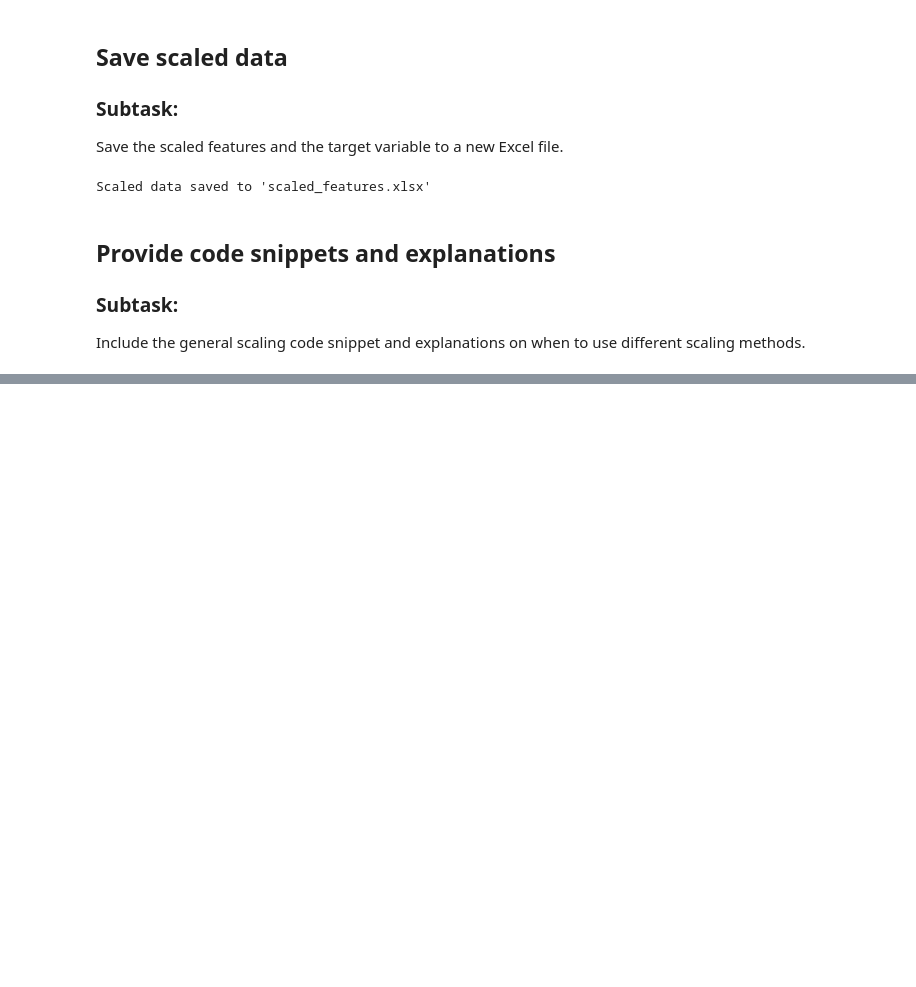
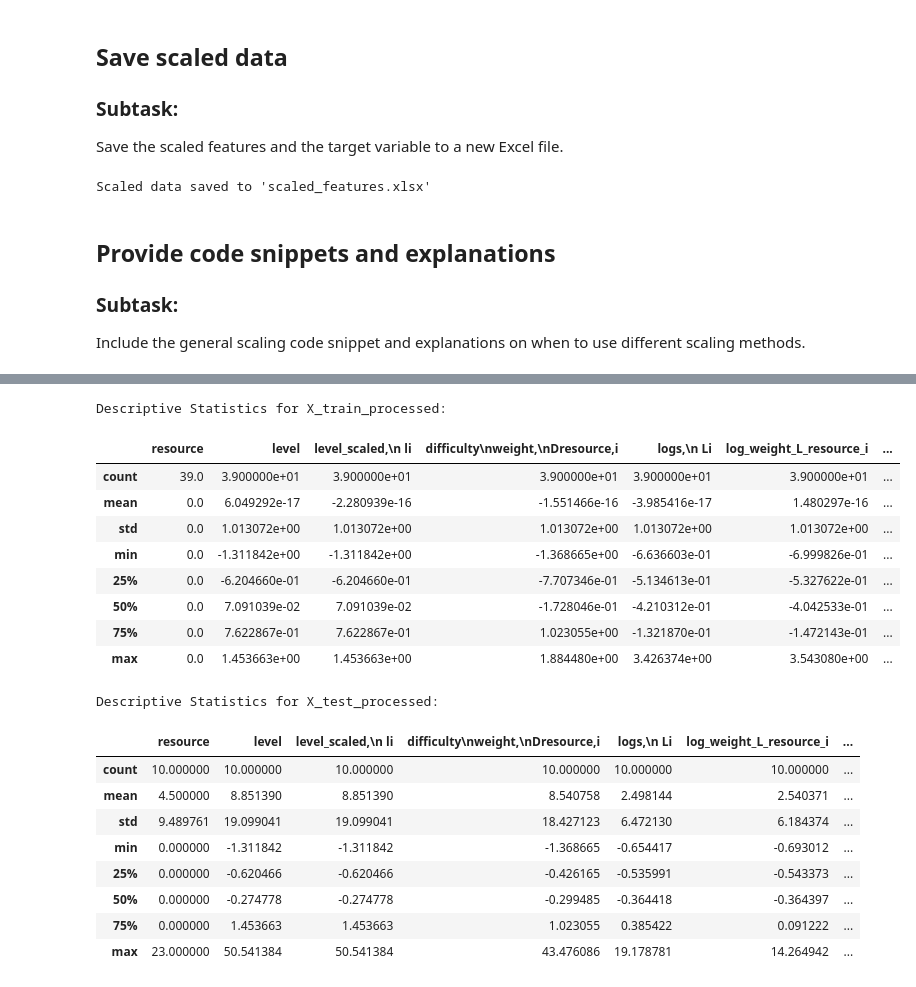
Before and after one commit to eeolga/article, a Jupyter notebook: 131_138.ipynb, the cells around one changed output, grey strips where cells are left out. Saved outputs shown, nothing was run; the diff lists cells and outputs as text; code cells hidden in the pictures; blank space fills up the shorter version.

```diff
--- a/131_138.ipynb
+++ b/131_138.ipynb
@@ -708,0 +2160,34 @@ Include the general scaling code snippet and explanations on when to use differe
+# %%
+from sklearn.linear_model import LogisticRegression
+from sklearn.model_selection import GridSearchCV
+import numpy as np
+
+# Define the hyperparameter grid to search for Logistic Regression
+# We will tune 'C' and 'penalty'.
+# 'lbfgs' and 'liblinear' solvers are compatible with 'l2' penalty.
+# 'liblinear' is also compatible with 'l1'.
+# 'saga' is compatible with 'elasticnet', 'l1', 'l2', and 'none'.
+# Given the warning in previous steps, increasing max_iter might be necessary for 'lbfgs'.
+param_grid = {
+    'C': np.logspace(-4, 4, 20), # Search across a range of C values
+    'penalty': ['l1', 'l2'], # Consider L1 and L2 regularization
+    'solver': ['liblinear'] # 'liblinear' is a good choice for small datasets and supports l1/l2
+}
+
+# Instantiate the Logistic Regression model
+logreg = LogisticRegression(random_state=42, max_iter=1000) # Increase max_iter
+
+# Instantiate the GridSearchCV object
+grid_search = GridSearchCV(estimator=logreg, param_grid=param_grid, cv=5, scoring='f1', n_jobs=-1)
+
+# Fit the grid search to the processed training data
+grid_search.fit(X_train_processed, y_train)
+
+# Print the best hyperparameters and the corresponding best score
+print("Best hyperparameters found by GridSearchCV:")
+print(grid_search.best_params_)
+print(f"Best cross-validation F1-score: {grid_search.best_score_:.4f}")
+
+# Store the best model
+best_logreg_model = grid_search.best_estimator_
+print("\nBest Logistic Regression model stored.")
@@ -708,0 +2513,29 @@ Include the general scaling code snippet and explanations on when to use differe
+# %%
+# Display descriptive statistics for X_train_processed
+print("Descriptive Statistics for X_train_processed:")
+display(X_train_processed.describe())
+
+# Display descriptive statistics for X_test_processed
+print("\nDescriptive Statistics for X_test_processed:")
+display(X_test_processed.describe())
+# %% [output]
+Descriptive Statistics for X_train_processed:
+|  | resource | level | level_scaled,\n li | difficulty\nweight,\nDresource,i | logs,\n Li | log_weight_L_resource_i | ... |
+| count | 39.0 | 3.900000e+01 | 3.900000e+01 | 3.900000e+01 | 3.900000e+01 | 3.900000e+01 | ... |
+| mean | 0.0 | 6.049292e-17 | -2.280939e-16 | -1.551466e-16 | -3.985416e-17 | 1.480297e-16 | ... |
+| std | 0.0 | 1.013072e+00 | 1.013072e+00 | 1.013072e+00 | 1.013072e+00 | 1.013072e+00 | ... |
+| min | 0.0 | -1.311842e+00 | -1.311842e+00 | -1.368665e+00 | -6.636603e-01 | -6.999826e-01 | ... |
+| 25% | 0.0 | -6.204660e-01 | -6.204660e-01 | -7.707346e-01 | -5.134613e-01 | -5.327622e-01 | ... |
+| 50% | 0.0 | 7.091039e-02 | 7.091039e-02 | -1.728046e-01 | -4.210312e-01 | -4.042533e-01 | ... |
+| 75% | 0.0 | 7.622867e-01 | 7.622867e-01 | 1.023055e+00 | -1.321870e-01 | -1.472143e-01 | ... |
+| max | 0.0 | 1.453663e+00 | 1.453663e+00 | 1.884480e+00 | 3.426374e+00 | 3.543080e+00 | ... |
+Descriptive Statistics for X_test_processed:
+|  | resource | level | level_scaled,\n li | difficulty\nweight,\nDresource,i | logs,\n Li | log_weight_L_resource_i | ... |
+| count | 10.000000 | 10.000000 | 10.000000 | 10.000000 | 10.000000 | 10.000000 | ... |
+| mean | 4.500000 | 8.851390 | 8.851390 | 8.540758 | 2.498144 | 2.540371 | ... |
+| std | 9.489761 | 19.099041 | 19.099041 | 18.427123 | 6.472130 | 6.184374 | ... |
+| min | 0.000000 | -1.311842 | -1.311842 | -1.368665 | -0.654417 | -0.693012 | ... |
+| 25% | 0.000000 | -0.620466 | -0.620466 | -0.426165 | -0.535991 | -0.543373 | ... |
+| 50% | 0.000000 | -0.274778 | -0.274778 | -0.299485 | -0.364418 | -0.364397 | ... |
+| 75% | 0.000000 | 1.453663 | 1.453663 | 1.023055 | 0.385422 | 0.091222 | ... |
+| max | 23.000000 | 50.541384 | 50.541384 | 43.476086 | 19.178781 | 14.264942 | ... |
```
Also changed, not shown: parts of 42 cells of this notebook.
